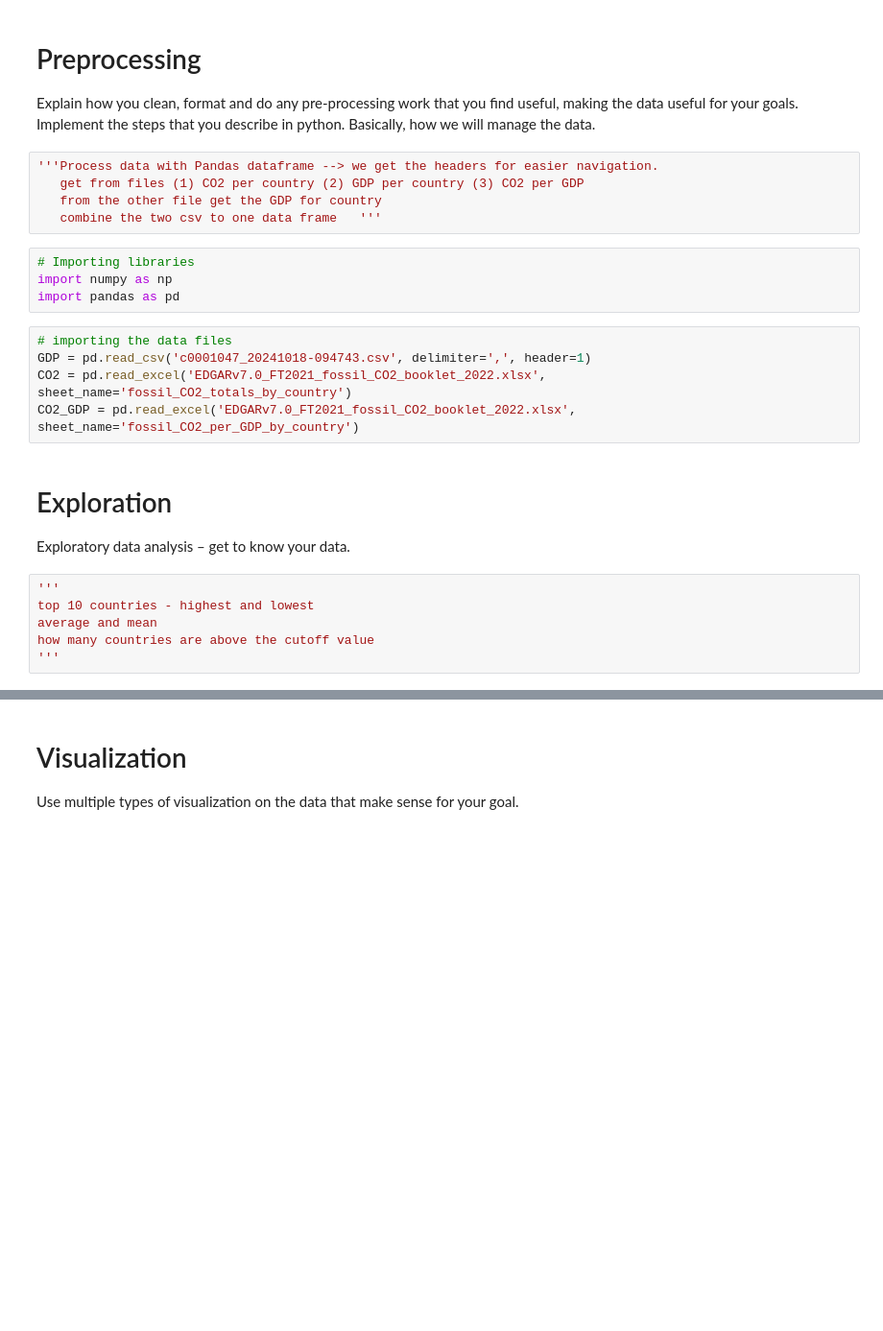
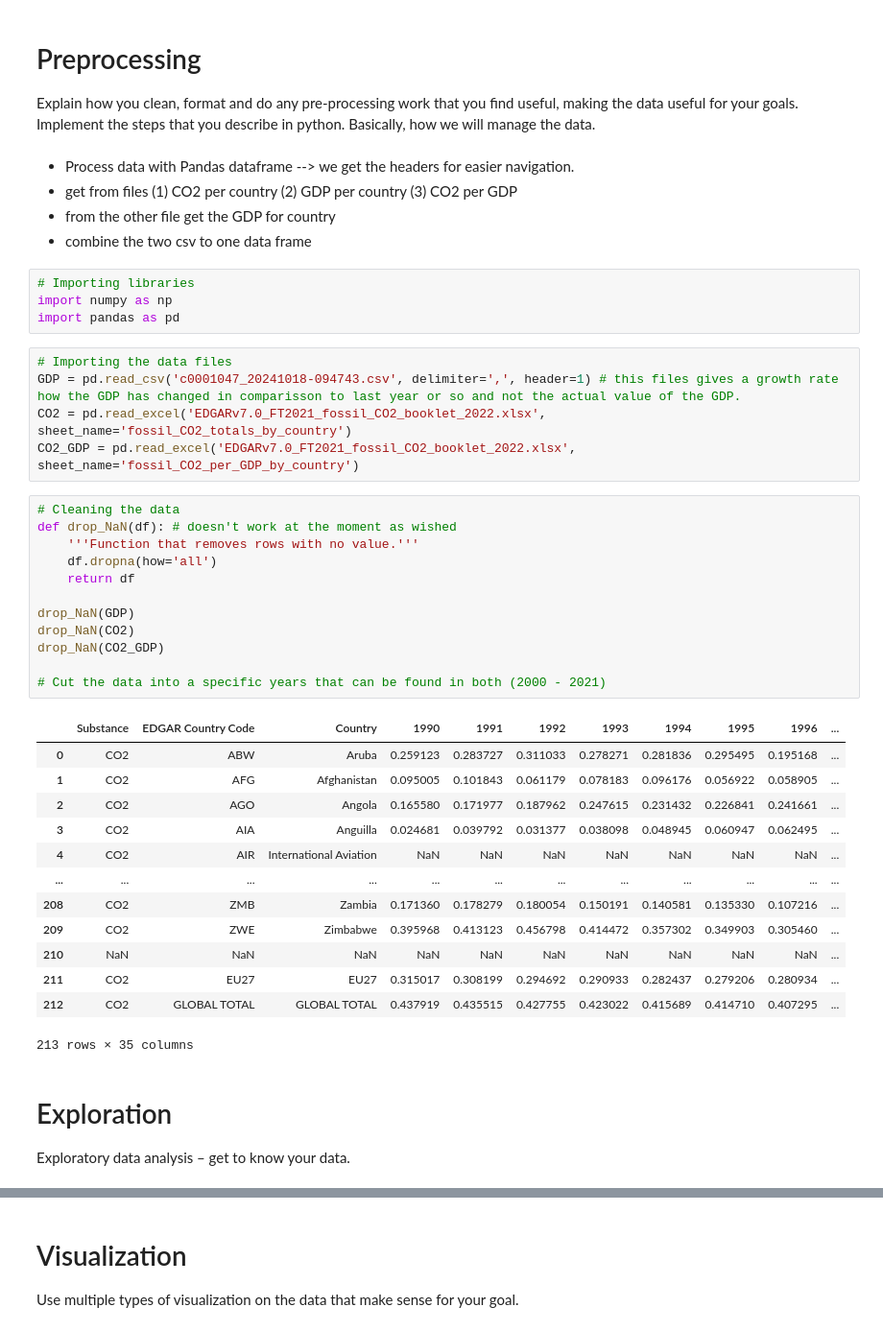
Before and after one commit to HAngerla/EPA112A_G1_W2024, a Jupyter notebook: src/EPA112A_project_group_groupOne.ipynb, the cells around one changed output, grey strips where cells are left out. Shown at 96% size. Cells and saved outputs as stored; diff of their text form; blank space fills up the shorter version.

```diff
--- a/src/EPA112A_project_group_groupOne.ipynb
+++ b/src/EPA112A_project_group_groupOne.ipynb
@@ -27,26 +27,46 @@ Third source Kaggle, a AI and ML community. where we could find the CO2 emission
 # %% [markdown]
 # Preprocessing
 Explain how you clean, format and do any pre-processing work that you find useful, making the data useful for your goals. Implement the steps that you describe in python. Basically, how we will manage the data.
-# %%
-'''Process data with Pandas dataframe --> we get the headers for easier navigation.
-   get from files (1) CO2 per country (2) GDP per country (3) CO2 per GDP
-   from the other file get the GDP for country
-   combine the two csv to one data frame   '''
+# %% [markdown]
+- Process data with Pandas dataframe --> we get the headers for easier navigation.
+- get from files (1) CO2 per country (2) GDP per country (3) CO2 per GDP
+- from the other file get the GDP for country
+- combine the two csv to one data frame
 # %%
 # Importing libraries
 import numpy as np
 import pandas as pd
 # %%
-# importing the data files
-GDP = pd.read_csv('c0001047_20241018-094743.csv', delimiter=',', header=1)
+# Importing the data files
+GDP = pd.read_csv('c0001047_20241018-094743.csv', delimiter=',', header=1) # this files gives a growth rate how the GDP has changed in comparisson to last year or so and not the actual value of the GDP.
 CO2 = pd.read_excel('EDGARv7.0_FT2021_fossil_CO2_booklet_2022.xlsx', sheet_name='fossil_CO2_totals_by_country')
 CO2_GDP = pd.read_excel('EDGARv7.0_FT2021_fossil_CO2_booklet_2022.xlsx', sheet_name='fossil_CO2_per_GDP_by_country')
+# %%
+# Cleaning the data
+def drop_NaN(df): # doesn't work at the moment as wished
+    '''Function that removes rows with no value.'''
+    df.dropna(how='all')
+    return df
+
+drop_NaN(GDP)
+drop_NaN(CO2)
+drop_NaN(CO2_GDP)
+
+# Cut the data into a specific years that can be found in both (2000 - 2021)
+# %% [output]
+|  | Substance | EDGAR Country Code | Country | 1990 | 1991 | 1992 | 1993 | 1994 | 1995 | 1996 | ... |
+| 0 | CO2 | ABW | Aruba | 0.259123 | 0.283727 | 0.311033 | 0.278271 | 0.281836 | 0.295495 | 0.195168 | ... |
+| 1 | CO2 | AFG | Afghanistan | 0.095005 | 0.101843 | 0.061179 | 0.078183 | 0.096176 | 0.056922 | 0.058905 | ... |
+| 2 | CO2 | AGO | Angola | 0.165580 | 0.171977 | 0.187962 | 0.247615 | 0.231432 | 0.226841 | 0.241661 | ... |
+| 3 | CO2 | AIA | Anguilla | 0.024681 | 0.039792 | 0.031377 | 0.038098 | 0.048945 | 0.060947 | 0.062495 | ... |
+| 4 | CO2 | AIR | International Aviation | NaN | NaN | NaN | NaN | NaN | NaN | NaN | ... |
+| ... | ... | ... | ... | ... | ... | ... | ... | ... | ... | ... | ... |
+| 208 | CO2 | ZMB | Zambia | 0.171360 | 0.178279 | 0.180054 | 0.150191 | 0.140581 | 0.135330 | 0.107216 | ... |
+| 209 | CO2 | ZWE | Zimbabwe | 0.395968 | 0.413123 | 0.456798 | 0.414472 | 0.357302 | 0.349903 | 0.305460 | ... |
+| 210 | NaN | NaN | NaN | NaN | NaN | NaN | NaN | NaN | NaN | NaN | ... |
+| 211 | CO2 | EU27 | EU27 | 0.315017 | 0.308199 | 0.294692 | 0.290933 | 0.282437 | 0.279206 | 0.280934 | ... |
+| 212 | CO2 | GLOBAL TOTAL | GLOBAL TOTAL | 0.437919 | 0.435515 | 0.427755 | 0.423022 | 0.415689 | 0.414710 | 0.407295 | ... |
+213 rows × 35 columns
 # %% [markdown]
 # Exploration
 Exploratory data analysis – get to know your data.
-# %%
-'''
-top 10 countries - highest and lowest
-average and mean
-how many countries are above the cutoff value
-'''
```
Also changed, not shown: parts of 6 cells of this notebook.
